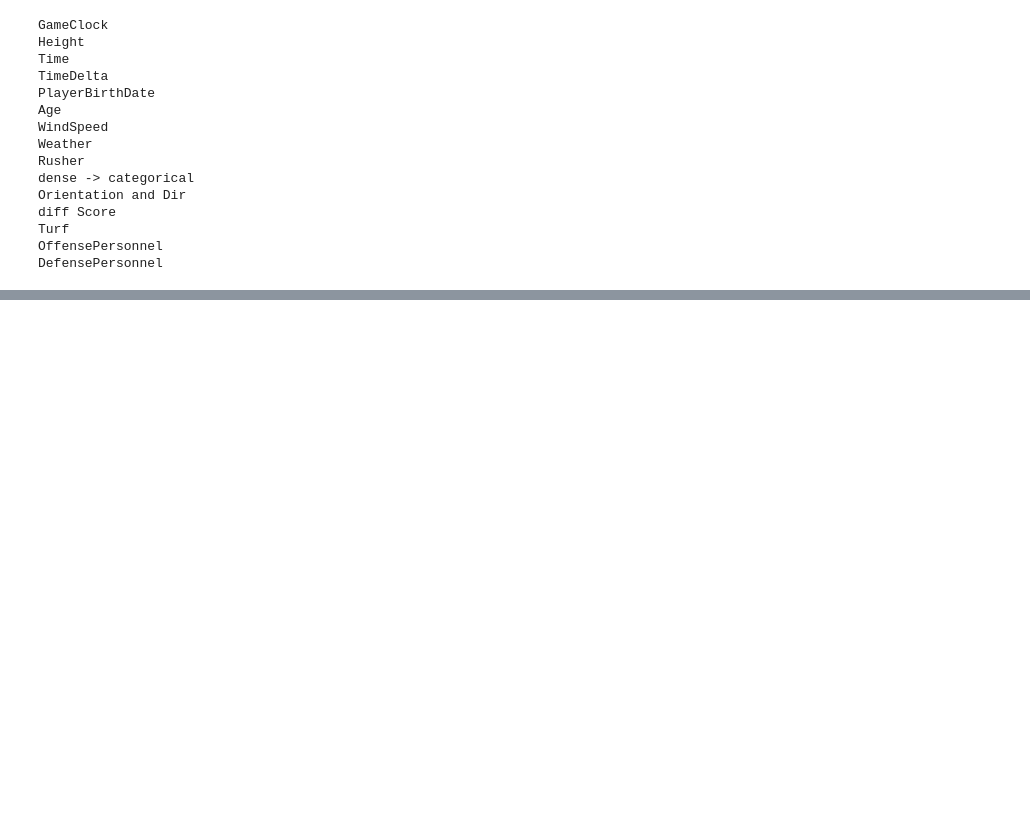
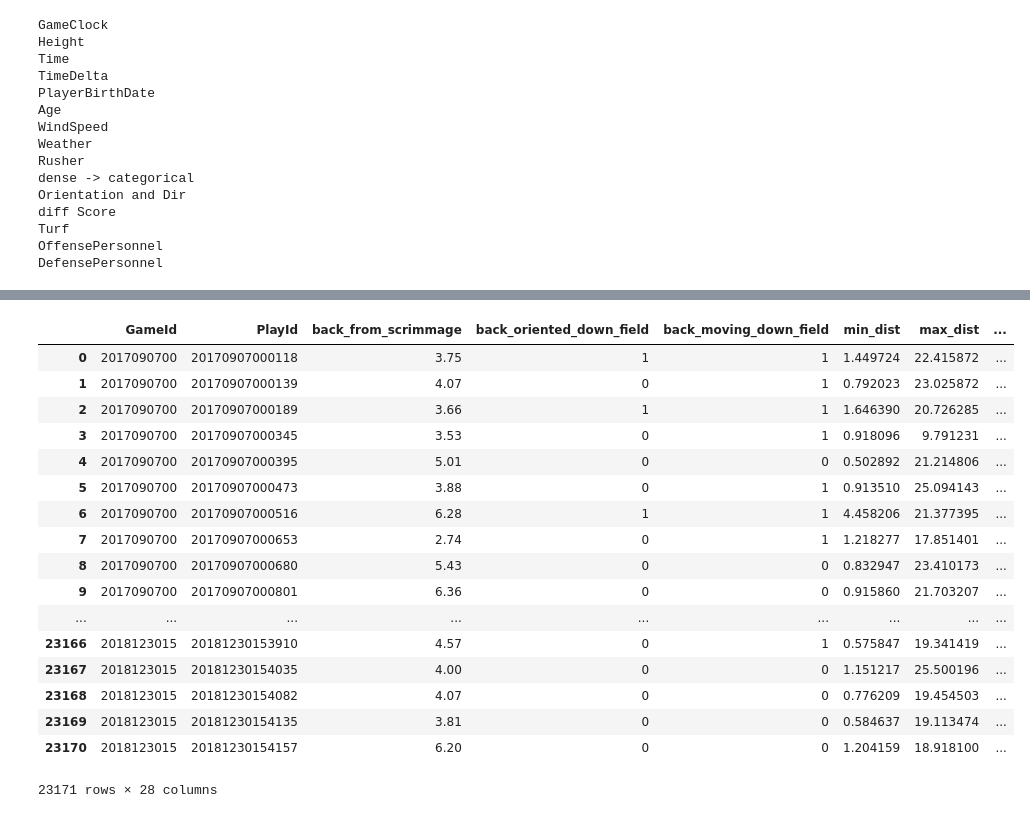
Before and after one commit to daniellicht13/anndl_final, a Jupyter notebook: synthesize.ipynb, the cells around one changed output, grey strips where cells are left out. Saved outputs shown, nothing was run; the diff lists cells and outputs as text; code cells hidden in the pictures; blank space fills up the shorter version.

```diff
--- a/synthesize.ipynb
+++ b/synthesize.ipynb
@@ -383,0 +398,21 @@ train.columns
+# %%
+train_basetable
+# %% [output]
+|  | GameId | PlayId | back_from_scrimmage | back_oriented_down_field | back_moving_down_field | min_dist | max_dist | ... |
+| 0 | 2017090700 | 20170907000118 | 3.75 | 1 | 1 | 1.449724 | 22.415872 | ... |
+| 1 | 2017090700 | 20170907000139 | 4.07 | 0 | 1 | 0.792023 | 23.025872 | ... |
+| 2 | 2017090700 | 20170907000189 | 3.66 | 1 | 1 | 1.646390 | 20.726285 | ... |
+| 3 | 2017090700 | 20170907000345 | 3.53 | 0 | 1 | 0.918096 | 9.791231 | ... |
+| 4 | 2017090700 | 20170907000395 | 5.01 | 0 | 0 | 0.502892 | 21.214806 | ... |
+| 5 | 2017090700 | 20170907000473 | 3.88 | 0 | 1 | 0.913510 | 25.094143 | ... |
+| 6 | 2017090700 | 20170907000516 | 6.28 | 1 | 1 | 4.458206 | 21.377395 | ... |
+| 7 | 2017090700 | 20170907000653 | 2.74 | 0 | 1 | 1.218277 | 17.851401 | ... |
+| 8 | 2017090700 | 20170907000680 | 5.43 | 0 | 0 | 0.832947 | 23.410173 | ... |
+| 9 | 2017090700 | 20170907000801 | 6.36 | 0 | 0 | 0.915860 | 21.703207 | ... |
+| ... | ... | ... | ... | ... | ... | ... | ... | ... |
+| 23166 | 2018123015 | 20181230153910 | 4.57 | 0 | 1 | 0.575847 | 19.341419 | ... |
+| 23167 | 2018123015 | 20181230154035 | 4.00 | 0 | 0 | 1.151217 | 25.500196 | ... |
+| 23168 | 2018123015 | 20181230154082 | 4.07 | 0 | 0 | 0.776209 | 19.454503 | ... |
+| 23169 | 2018123015 | 20181230154135 | 3.81 | 0 | 0 | 0.584637 | 19.113474 | ... |
+| 23170 | 2018123015 | 20181230154157 | 6.20 | 0 | 0 | 1.204159 | 18.918100 | ... |
+23171 rows × 28 columns
```
Also changed, not shown: parts of 5 cells of this notebook.
